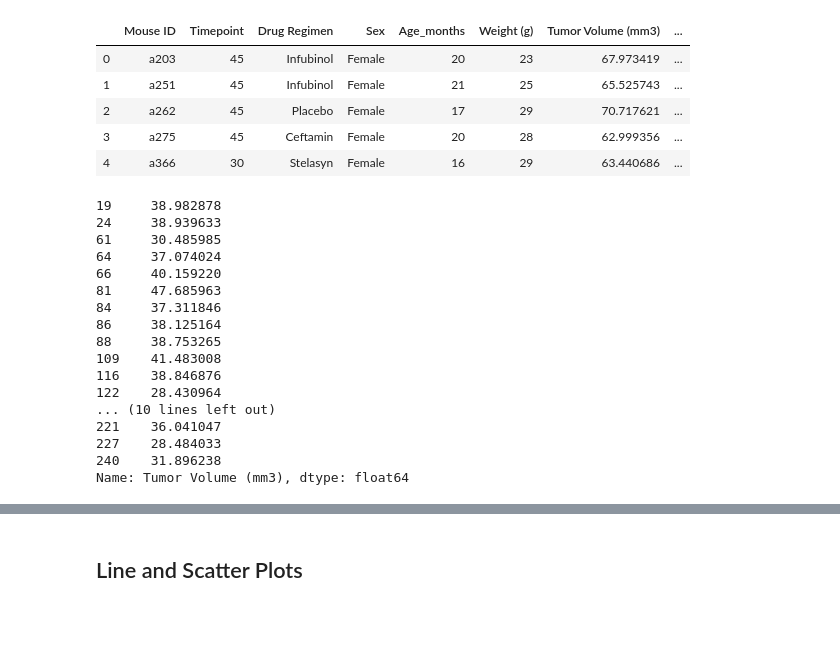
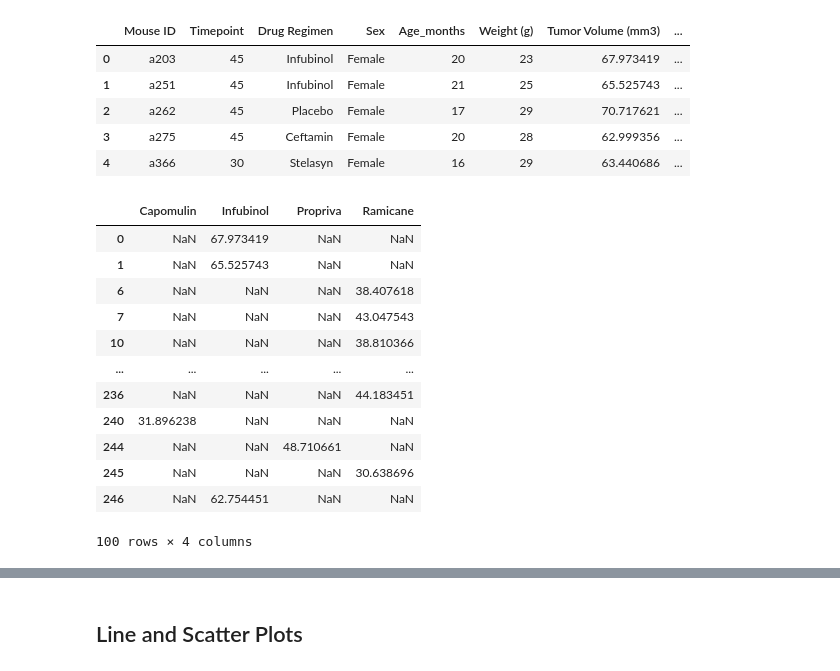
Before and after one commit to JPHebert32/matplotlib-challenge, a Jupyter notebook: Pymaceuticals/main.ipynb, the cells around one changed output, grey strips where cells are left out. Drawn from its saved outputs; the diff is of its cells as text; code cells hidden in the pictures; blank space fills up the shorter version.

```diff
--- a/Pymaceuticals/main.ipynb
+++ b/Pymaceuticals/main.ipynb
@@ -226,26 +226,38 @@ merged_data.head()
 | 2 | a262 | 45 | Placebo | Female | 17 | 29 | 70.717621 | ... |
 | 3 | a275 | 45 | Ceftamin | Female | 20 | 28 | 62.999356 | ... |
 | 4 | a366 | 30 | Stelasyn | Female | 16 | 29 | 63.440686 | ... |
-# %%
-capomulin = merged_data.loc[merged_data["Drug Regimen"] == "Capomulin"]['Tumor Volume (mm3)']
-capomulin
-# %% [output]
-19     38.982878
-24     38.939633
-61     30.485985
-64     37.074024
-66     40.159220
-81     47.685963
-84     37.311846
-86     38.125164
-88     38.753265
-109    41.483008
-116    38.846876
-122    28.430964
-... (10 lines left out)
-221    36.041047
-227    28.484033
-240    31.896238
-Name: Tumor Volume (mm3), dtype: float64
+# %%
+Capomulin = merged_data.loc[merged_data["Drug Regimen"] == "Capomulin"]['Tumor Volume (mm3)'].rename('Capomulin')
+Infubinol = merged_data.loc[merged_data["Drug Regimen"] == "Infubinol"]['Tumor Volume (mm3)'].rename('Infubinol')
+Propriva = merged_data.loc[merged_data["Drug Regimen"] == "Propriva"]['Tumor Volume (mm3)'].rename('Propriva')
+Ramicane = merged_data.loc[merged_data["Drug Regimen"] == "Ramicane"]['Tumor Volume (mm3)'].rename('Ramicane')
+
+#Capomulin.sort_values()
+#Propriva.sort_values()
+#Ramicane.sort_values()
+#Infubinol.sort_values()
+
+Top_Drug_Summary = {'Capomulin': Capomulin,
+                   'Infubinol': Infubinol,
+                   'Propriva': Propriva,
+                   'Ramicane':Ramicane,
+                   }
+
+Top_Drug_Summary_df = pd.DataFrame(Top_Drug_Summary)
+Top_Drug_Summary_df
+# %% [output]
+|  | Capomulin | Infubinol | Propriva | Ramicane |
+| 0 | NaN | 67.973419 | NaN | NaN |
+| 1 | NaN | 65.525743 | NaN | NaN |
+| 6 | NaN | NaN | NaN | 38.407618 |
+| 7 | NaN | NaN | NaN | 43.047543 |
+| 10 | NaN | NaN | NaN | 38.810366 |
+| ... | ... | ... | ... | ... |
+| 236 | NaN | NaN | NaN | 44.183451 |
+| 240 | 31.896238 | NaN | NaN | NaN |
+| 244 | NaN | NaN | 48.710661 | NaN |
+| 245 | NaN | NaN | NaN | 30.638696 |
+| 246 | NaN | 62.754451 | NaN | NaN |
+100 rows × 4 columns
 # %%
 # Generate a box plot of the final tumor volume of each mouse across four regimens of interest
```
Also changed, not shown: parts of 1 cell of this notebook.
